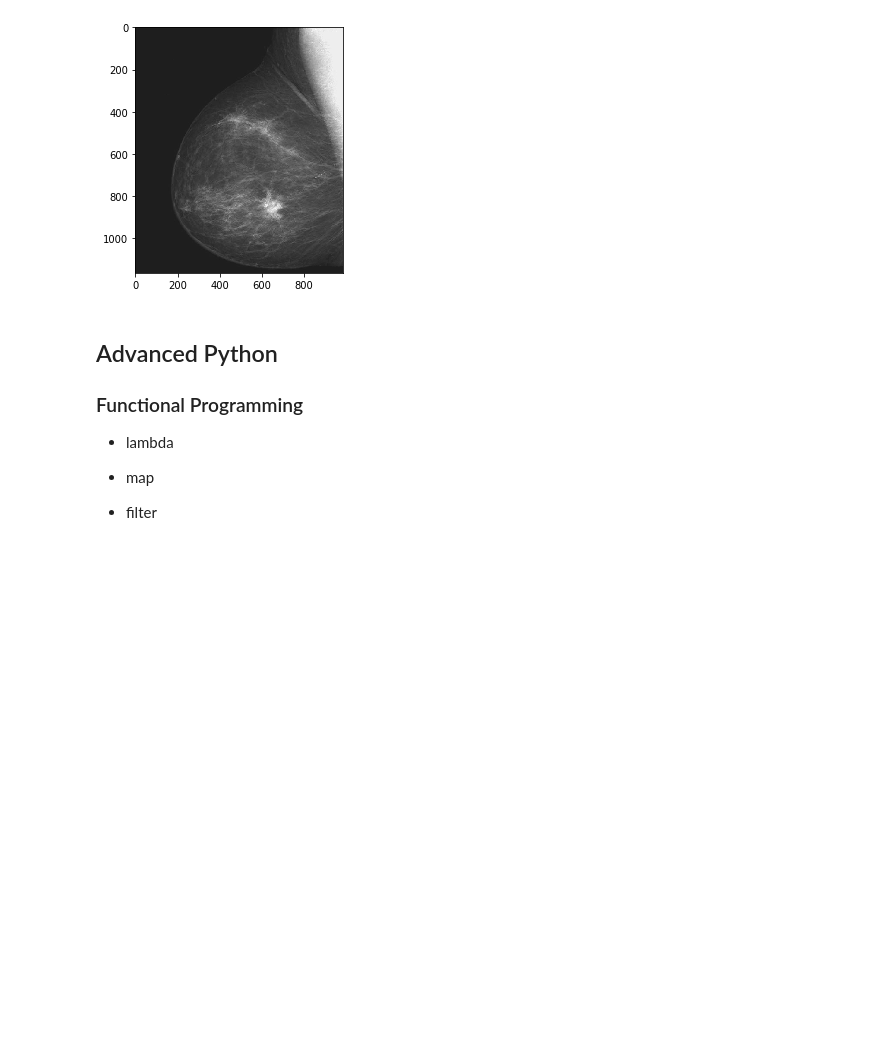
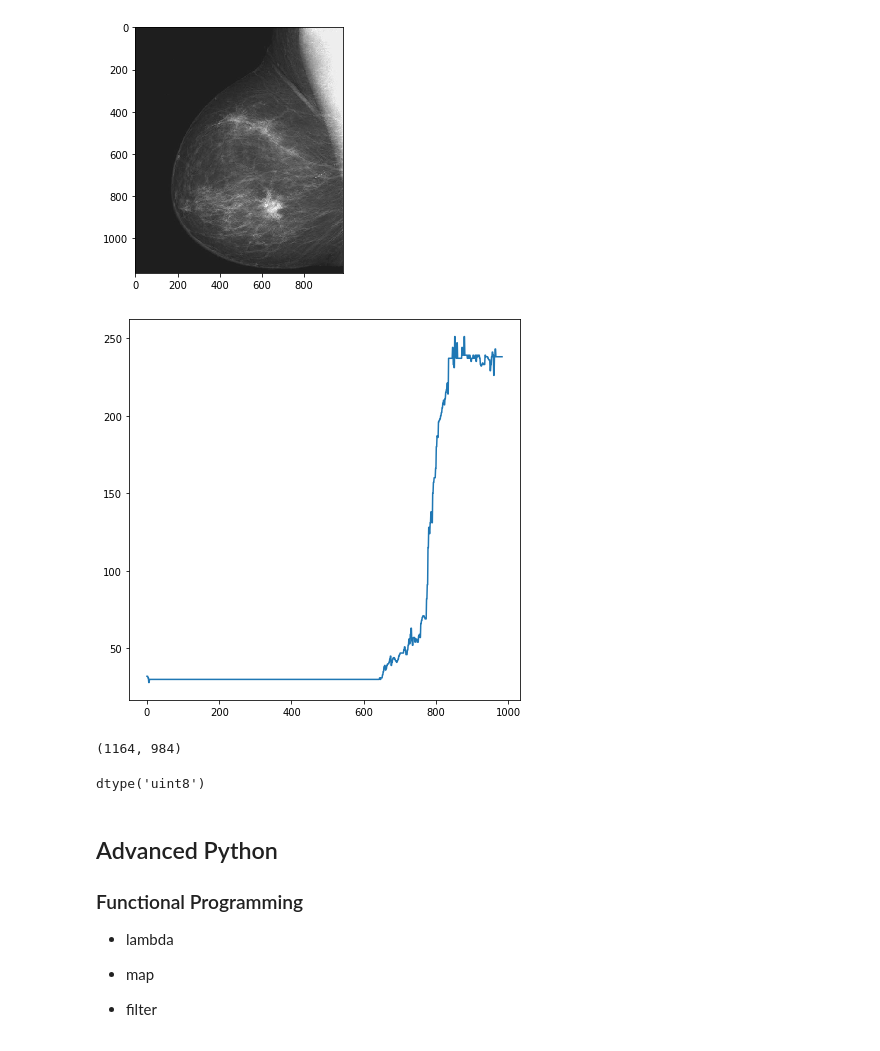
Before and after one commit to raulbenitez/postgrau_IML_exploratory, a Jupyter notebook: Intro_Python.ipynb, the cells around one changed output. Cells and saved outputs as stored; diff of their text form; code cells hidden in the pictures; blank space fills up the shorter version.

```diff
--- a/Intro_Python.ipynb
+++ b/Intro_Python.ipynb
@@ -1034,6 +1034,24 @@ sk.io.imshow(I) # visualize image using imshow function
 sk.io.show()
 # %% [output]
 [figure]
+# %%
+x = I[10,:]
+
+import matplotlib.pyplot as plt
+
+fig = plt.figure(figsize=(7,7))
+plt.plot(x)
+plt.show()
+# %% [output]
+[figure, added]
+# %%
+I.shape
+# %% [output]
+(1164, 984)
+# %%
+I.dtype
+# %% [output]
+dtype('uint8')
 # %% [markdown]
 ## Advanced Python
 
```
Also changed, not shown: parts of 1 cell of this notebook.
